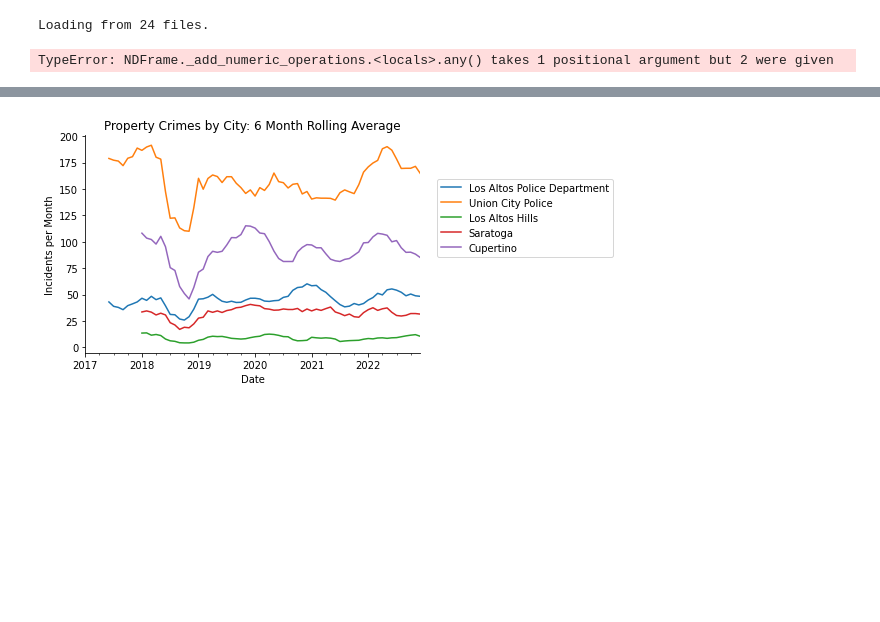
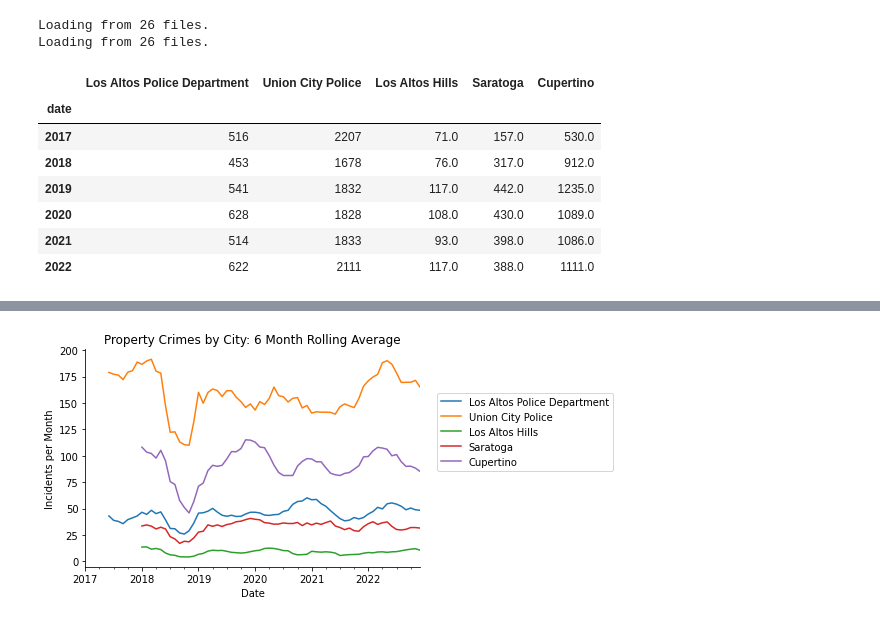
Before and after one commit to sdamerdji/police_racial_profiling, a Jupyter notebook: notebooks/blog_analyses/IsCrimeHigh-20231002.ipynb, the cells around one changed output, grey strips where cells are left out. Cells and saved outputs as stored; diff of their text form; code cells hidden in the pictures; blank space fills up the shorter version.

```diff
--- a/notebooks/blog_analyses/IsCrimeHigh-20231002.ipynb
+++ b/notebooks/blog_analyses/IsCrimeHigh-20231002.ipynb
@@ -23,8 +25,8 @@ sheriff_cities = ["Los Altos Hills",
 # %%
 depts = local_depts + sheriff_cities
 # %%
-dfs = {dept: cp.cityprotect("../data/raw_data/{}".format(dept.replace(" ", "_"))) for dept in local_depts}
+dfs = {dept: cp.cityprotect("../../data/raw_data/{}".format(dept.replace(" ", "_"))) for dept in local_depts}
 # %% [output]
-Loading from 24 files.
+Loading from 26 files.
+Loading from 26 files.
-TypeError: NDFrame._add_numeric_operations.<locals>.any() takes 1 positional argument but 2 were given
 # %%
@@ -37,0 +45,11 @@ monthly_dfs = {dept:time_bin_cityprotect_incident_types(dfs[dept]) for dept in d
+# %%
+property_crime_by_city
+# %% [output]
+|  | Los Altos Police Department | Union City Police | Los Altos Hills | Saratoga | Cupertino |
+| date |  |  |  |  |  |
+| 2017 | 516 | 2207 | 71.0 | 157.0 | 530.0 |
+| 2018 | 453 | 1678 | 76.0 | 317.0 | 912.0 |
+| 2019 | 541 | 1832 | 117.0 | 442.0 | 1235.0 |
+| 2020 | 628 | 1828 | 108.0 | 430.0 | 1089.0 |
+| 2021 | 514 | 1833 | 93.0 | 398.0 | 1086.0 |
+| 2022 | 622 | 2111 | 117.0 | 388.0 | 1111.0 |
```
Also changed, not shown: parts of 8 cells of this notebook, 2 other files.
